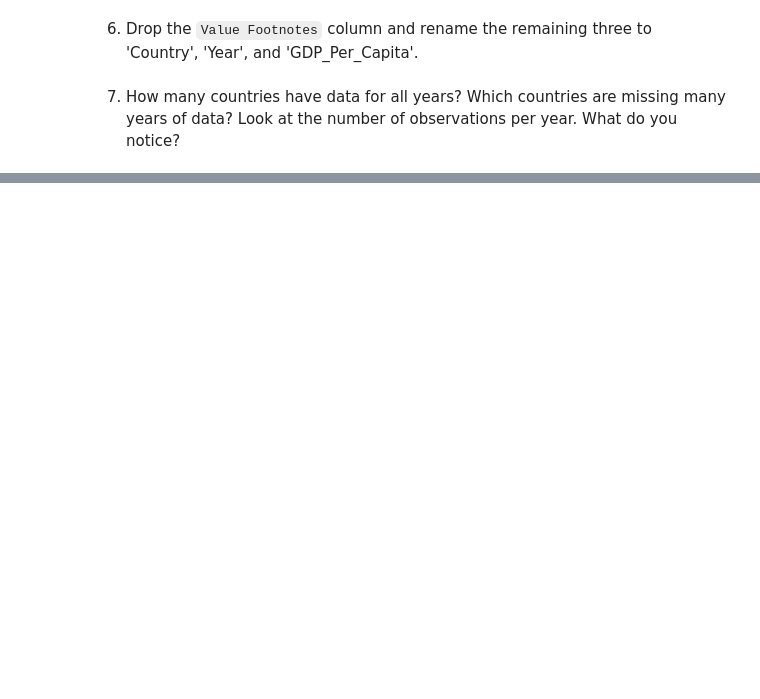
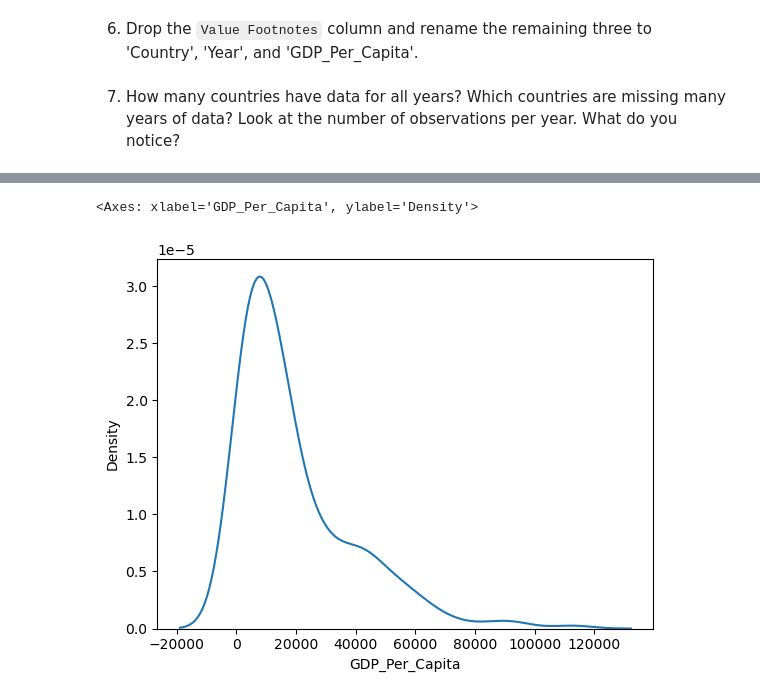
Before and after one commit to NSS-Data-Analytics-Cohort-8/gdp-and-internet-usage-wesiswes629, a Jupyter notebook: notebooks/un_gdp.ipynb, the cells around one changed output, grey strips where cells are left out. Saved outputs shown, nothing was run; the diff lists cells and outputs as text; code cells hidden in the pictures; blank space fills up the shorter version.

```diff
--- a/notebooks/un_gdp.ipynb
+++ b/notebooks/un_gdp.ipynb
@@ -66,0 +82,5 @@ There are 37 countries with missing years.
+# %%
+sns.kdeplot(gdp_2020["GDP_Per_Capita"])
+# %% [output]
+<Axes: xlabel='GDP_Per_Capita', ylabel='Density'>
+[figure, added]
```
Also changed, not shown: parts of 7 cells of this notebook.
